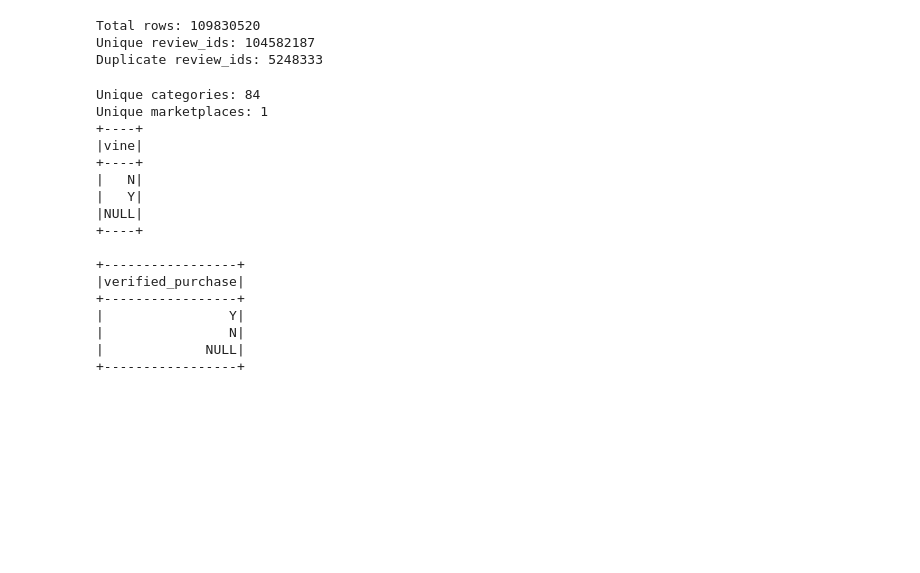
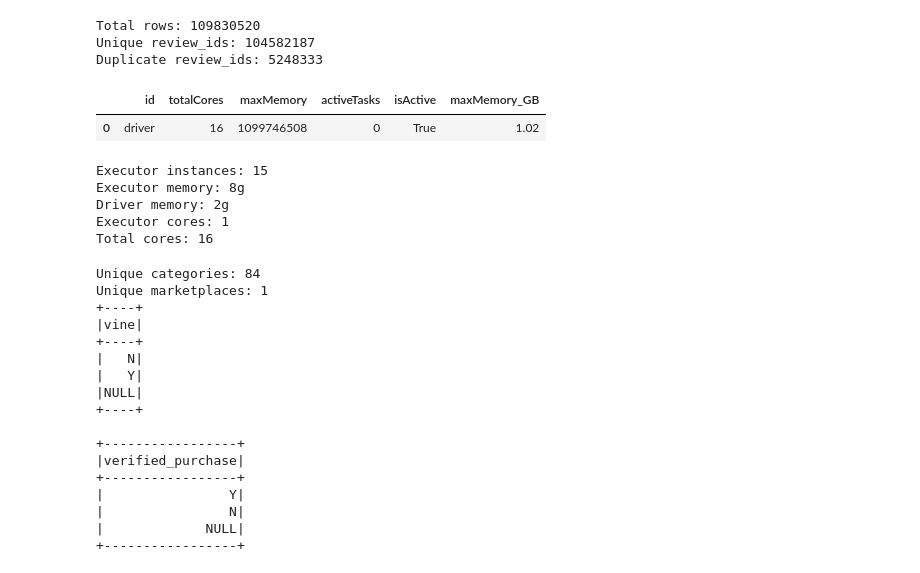
Before and after one commit to kaylaaz/amazon-reviews-spark-analysis, a Jupyter notebook: Milestone2Draft.ipynb, the cells around one changed output. Cells and saved outputs as stored; diff of their text form; code cells hidden in the pictures; blank space fills up the shorter version.

Commit message:
Add files via upload
Updated spark session configuration output and written description.

```diff
--- a/Milestone2Draft.ipynb
+++ b/Milestone2Draft.ipynb
@@ -10,4 +25,10 @@ spark = SparkSession.builder \
 spark
 # %% [output]
 <pyspark.sql.session.SparkSession at 0x...>
+# %%
+# Get the active Spark Context, URL and SQL Context
+sc = spark.sparkContext
+url = f"{sc.uiWebUrl}/api/v1/applications/{sc.applicationId}/executors"
+
+sqlContext = SQLContext(spark.sparkContext)
 # %%
@@ -75,6 +102,34 @@ print(f"Duplicate review_ids: {total - unique_reviews}")
 Total rows: 109830520
 Unique review_ids: 104582187
 Duplicate review_ids: 5248333
+# %%
+# SparkSession configuration
+# Fetch the executor data from the API
+response = requests.get(url)
+executors = response.json()
+
+# Format into a readable DataFrame and
+spd = pd.DataFrame(executors)[['id', 'totalCores', 'maxMemory', 'activeTasks', 'isActive']]
+spd['maxMemory_GB'] = (spd['maxMemory'] / (1024**3)).round(2)
+spd
+# %% [output]
+|  | id | totalCores | maxMemory | activeTasks | isActive | maxMemory_GB |
+| 0 | driver | 16 | 1099746508 | 0 | True | 1.02 |
+# %%
+#Current spark configuration
+print("Executor instances:", sc.getConf().get("spark.executor.instances"))
+print("Executor memory:", sc.getConf().get("spark.executor.memory"))
+print("Driver memory:", sc.getConf().get("spark.driver.memory"))
+print("Executor cores:", sc.getConf().get("spark.executor.cores"))
+
+# total cores available
+print("Total cores:", sc._jsc.sc().defaultParallelism())
+# %% [output]
+Executor instances: 15
+Executor memory: 8g
+Driver memory: 2g
+Executor cores: 1
+Total cores: 16
 # %%
 # Unique values
 print("Unique categories:", df.select("product_category").distinct().count())
```
Also changed, not shown: parts of 26 cells of this notebook.
